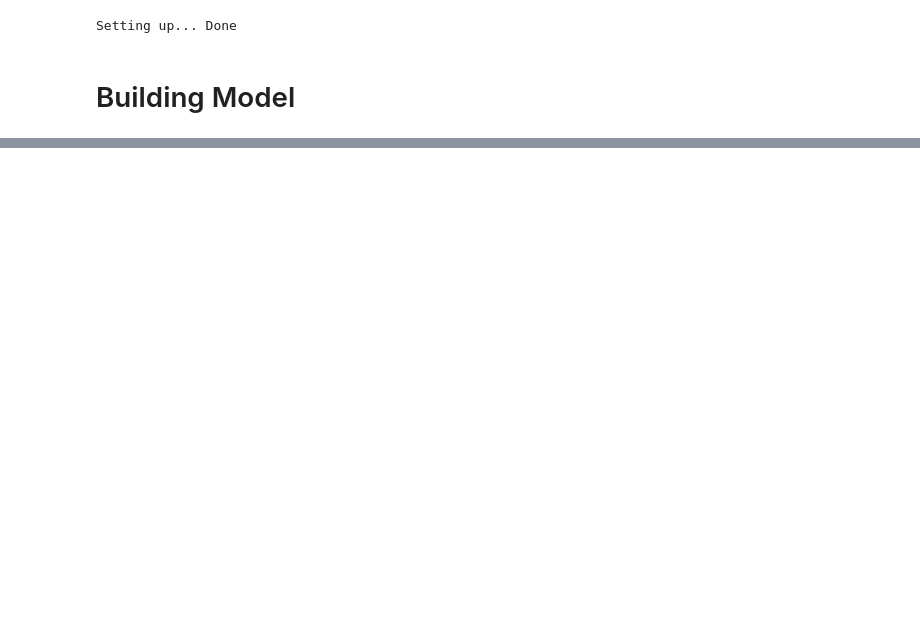
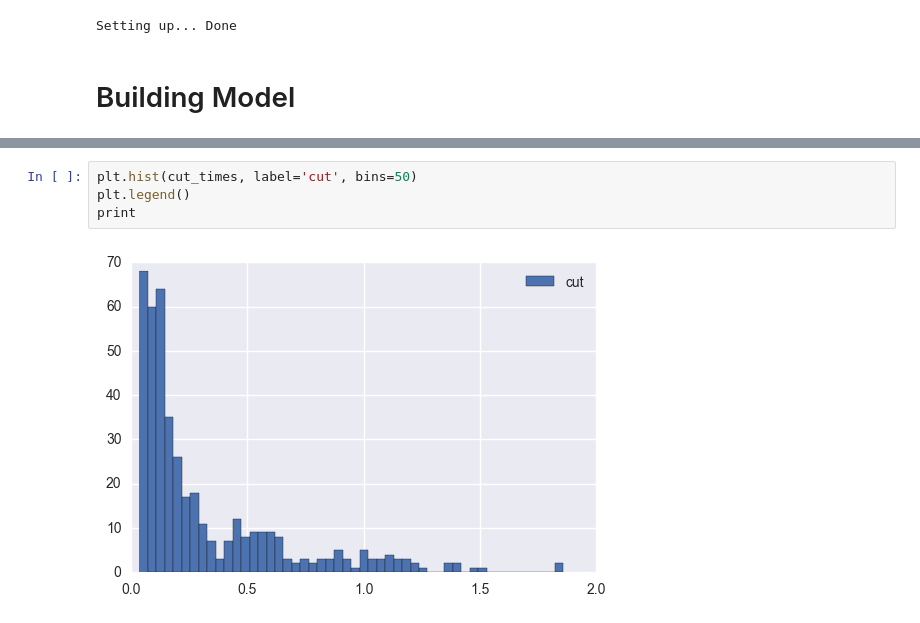
Before and after one commit to teffland/infonet, a Jupyter notebook: notebooks/Chainer end-to-end.ipynb, the cells around one changed output, grey strips where cells are left out. Saved outputs shown, nothing was run; the diff lists cells and outputs as text; blank space fills up the shorter version.

```diff
--- a/notebooks/Chainer end-to-end.ipynb
+++ b/notebooks/Chainer end-to-end.ipynb
@@ -248,0 +1183,6 @@ class Extractor(ch.Chain):
+# %%
+plt.hist(cut_times, label='cut', bins=50)
+plt.legend()
+print
+# %% [output]
+[figure, added]
```
Also changed, not shown: parts of 41 cells of this notebook, 12 other files.
